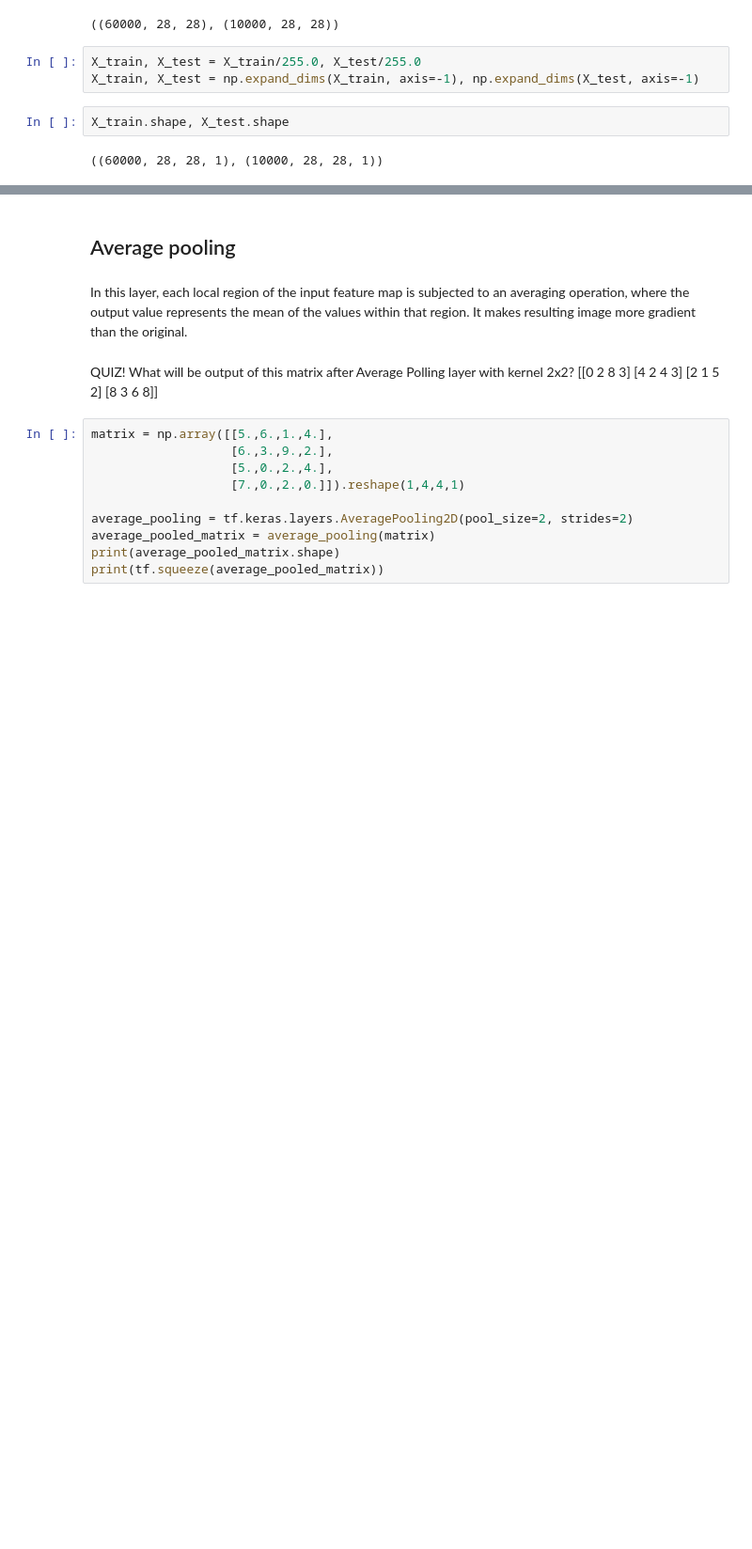
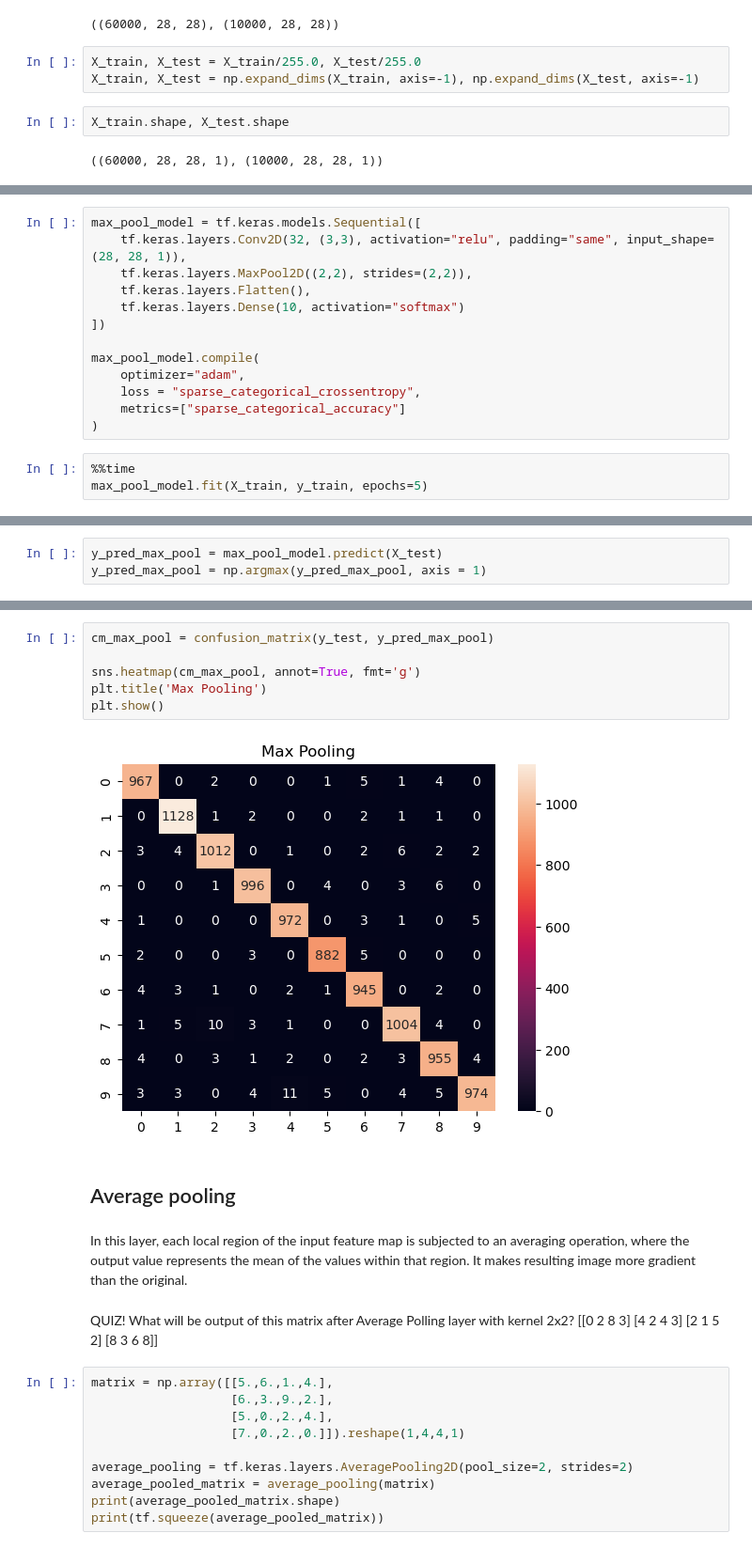
Before and after one commit to diikiin/pooling, a Jupyter notebook: pooling.ipynb, the cells around one changed output, grey strips where cells are left out. Shown at 94% size. Saved outputs shown, nothing was run; the diff lists cells and outputs as text; blank space fills up the shorter version.

Commit message:
max and average pooling models

```diff
--- a/pooling.ipynb
+++ b/pooling.ipynb
@@ -56,0 +58,16 @@ X_train.shape, X_test.shape
+# %%
+max_pool_model = tf.keras.models.Sequential([
+    tf.keras.layers.Conv2D(32, (3,3), activation="relu", padding="same", input_shape=(28, 28, 1)),
+    tf.keras.layers.MaxPool2D((2,2), strides=(2,2)),
+    tf.keras.layers.Flatten(),
+    tf.keras.layers.Dense(10, activation="softmax")
+])
+
+max_pool_model.compile(
+    optimizer="adam",
+    loss = "sparse_categorical_crossentropy",
+    metrics=["sparse_categorical_accuracy"]
+)
+# %%
+%%time
+max_pool_model.fit(X_train, y_train, epochs=5)
@@ -56,0 +97,3 @@ X_train.shape, X_test.shape
+# %%
+y_pred_max_pool = max_pool_model.predict(X_test)
+y_pred_max_pool = np.argmax(y_pred_max_pool, axis = 1)
@@ -57,3 +102,11 @@ X_train.shape, X_test.shape
+# %%
+cm_max_pool = confusion_matrix(y_test, y_pred_max_pool)
+
+sns.heatmap(cm_max_pool, annot=True, fmt='g')
+plt.title('Max Pooling')
+plt.show()
+# %% [output]
+[figure, added]
 # %% [markdown]
 ## Average pooling
 # %% [markdown]
```
Also changed, not shown: parts of 13 cells of this notebook.
